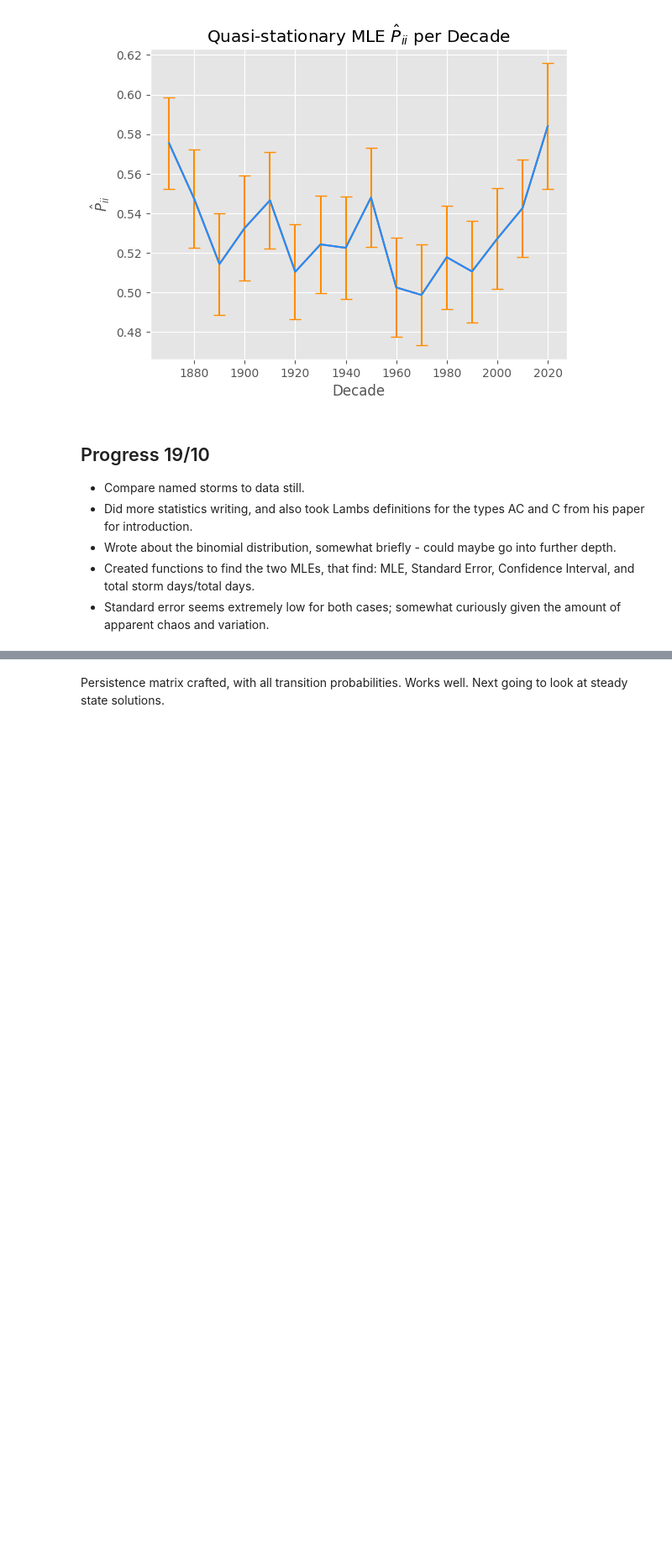
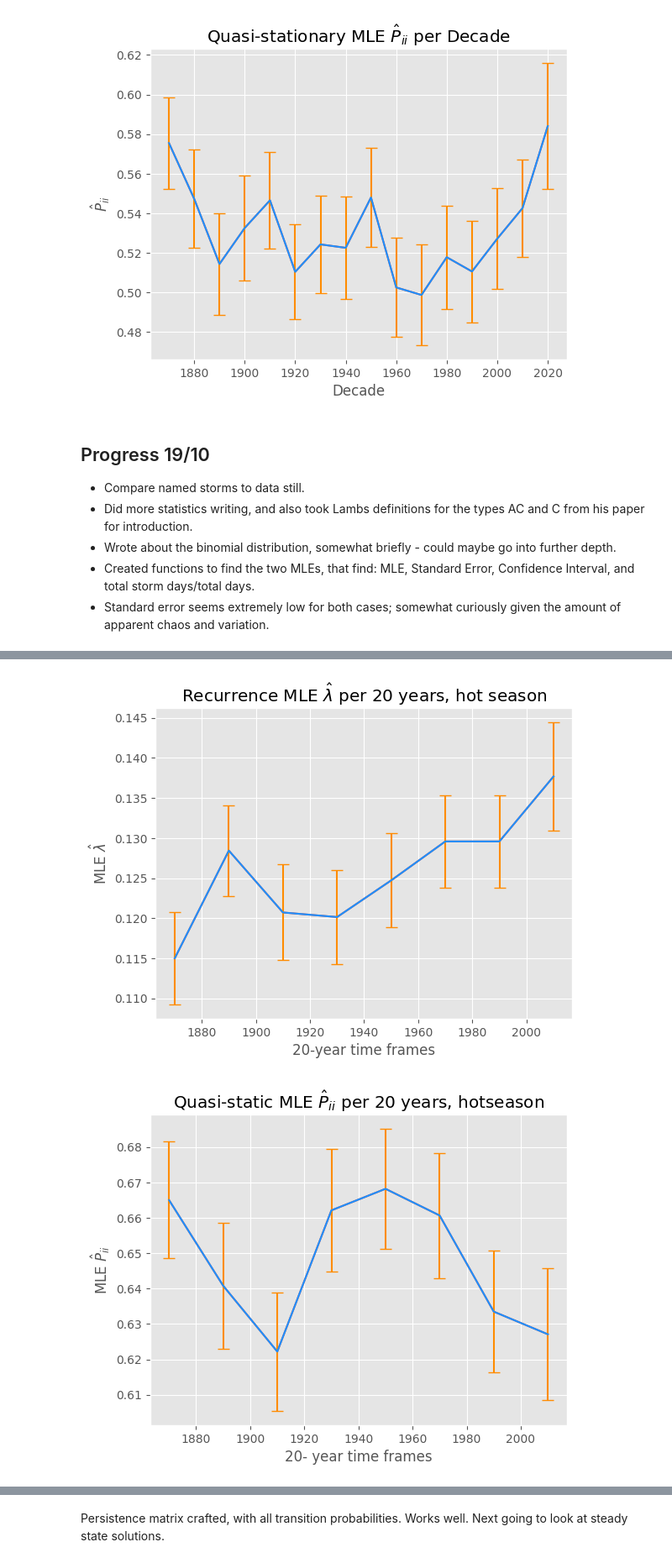
Before and after one commit to R-Mulholland/Persistecnce, a Jupyter notebook: Persistence.ipynb, the cells around one changed output, grey strips where cells are left out. Shown at 84% size. Saved outputs shown, nothing was run; the diff lists cells and outputs as text; code cells hidden in the pictures; blank space fills up the shorter version.

```diff
--- a/Persistence.ipynb
+++ b/Persistence.ipynb
@@ -436 +436,28 @@ df_MLE10hot = pd.DataFrame({
+# %%
+plt.plot(df_MLE20hot['decade'], df_MLE20hot['MLE_recurrent'])
+plt.xlabel("20-year time frames")
+plt.ylabel(r"MLE $\hat{\lambda}$")
+plt.title(r"Recurrence MLE $\hat{\lambda}$ per 20 years, hot season")
+plt.grid(True)
+plt.errorbar(df_MLE20hot['decade'], df_MLE20hot['MLE_recurrent'],
+             yerr = SE_R20,
+             color = 'dodgerblue',
+             ecolor ='darkorange',
+             capsize = 5)
+plt.show()
+
+plt.plot(df_MLE20hot['decade'], df_MLE20hot['MLE_Quasi'])
+plt.xlabel("20- year time frames")
+plt.ylabel(r"MLE $\hat{P}_{ii}$ ")
+plt.title(r"Quasi-static MLE $\hat{P}_{ii}$ per 20 years, hotseason")
+plt.errorbar(df_MLE20hot['decade'], df_MLE20hot['MLE_Quasi'],
+             yerr = SE_QS20,#
+             color = 'dodgerblue',
+             ecolor ='darkorange',
+             capsize = 5)
+plt.grid(True)
+plt.show()
+# %% [output]
+[figure, added]
+[figure, added]
 # %% [markdown]
```
Also changed, not shown: parts of 15 cells of this notebook.
